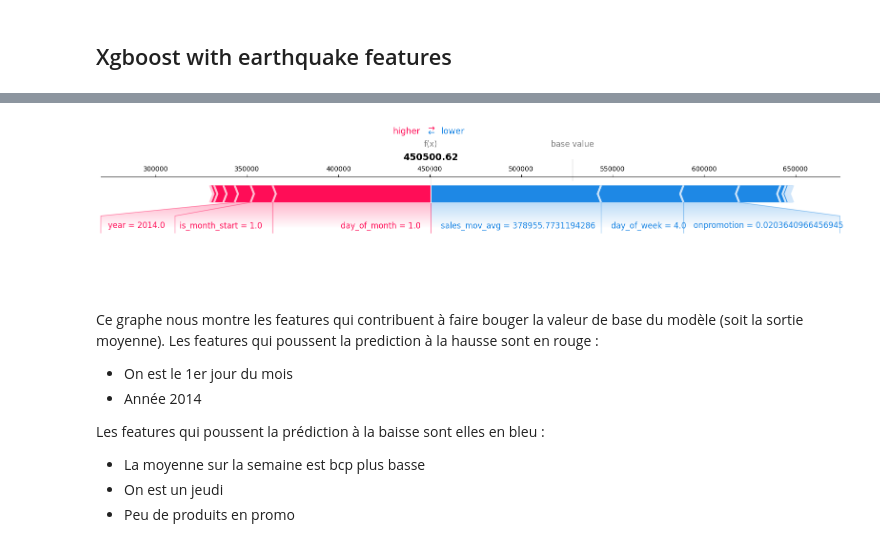
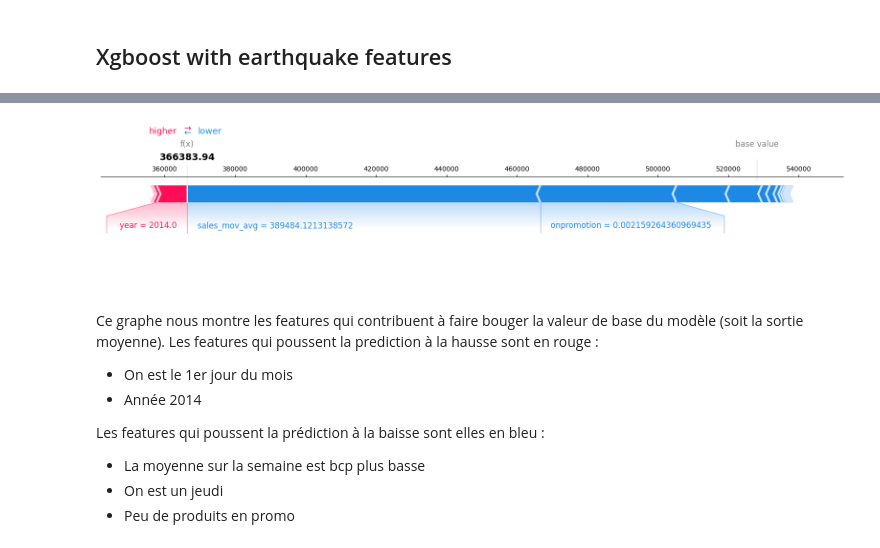
Before and after one commit to Capton1/stores-sales-forecasting-poc, a Jupyter notebook: notebooks/SHAP.ipynb, the cells around one changed output, grey strips where cells are left out. Drawn from its saved outputs; the diff is of its cells as text; code cells hidden in the pictures.

```diff
--- a/notebooks/SHAP.ipynb
+++ b/notebooks/SHAP.ipynb
@@ -120,7 +120,7 @@ shap_obj = explainer(X_sampled)
 # %%
-shap.force_plot(explainer.expected_value, shap_values[1,:], X_sampled.iloc[1,:], matplotlib=True)
+shap.force_plot(explainer.expected_value, shap_values[0,:], X_sampled.iloc[0,:], matplotlib=True)
 # %% [output]
-[figure, old version]
+[figure, new version]
 # %% [markdown]
 Ce graphe nous montre les features qui contribuent à faire bouger la valeur de base du modèle (soit la sortie moyenne). Les features qui poussent la prediction à la hausse sont en rouge :
 * On est le 1er jour du mois
```
Also changed, not shown: parts of 12 cells of this notebook, 2 other files.
